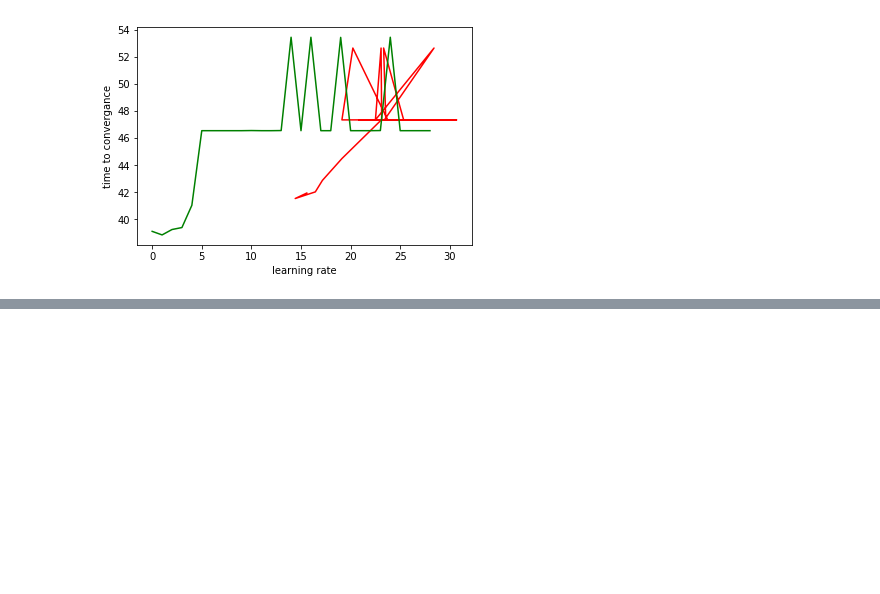
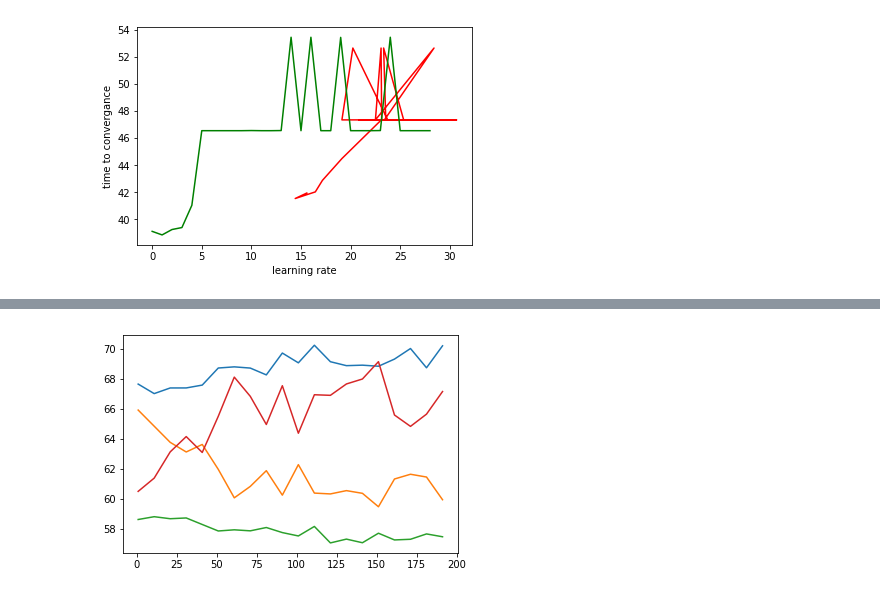
Before and after one commit to gauthamzz/Machine-Learning-codes, a Jupyter notebook: Dota2/Dota2.ipynb, the cells around one changed output, grey strips where cells are left out. Drawn from its saved outputs; the diff is of its cells as text; code cells hidden in the pictures; blank space fills up the shorter version.

```diff
--- a/Dota2/Dota2.ipynb
+++ b/Dota2/Dota2.ipynb
@@ -735,0 +745,9 @@ plt.show()
+# %%
+import matplotlib.pyplot as plt
+plt.plot(val,e2)
+plt.plot(val,e)
+plt.plot(val,err2)
+plt.plot(val,err)
+plt.show()
+# %% [output]
+[figure, added]
```
Also changed, not shown: parts of 6 cells of this notebook, 4 other files.
